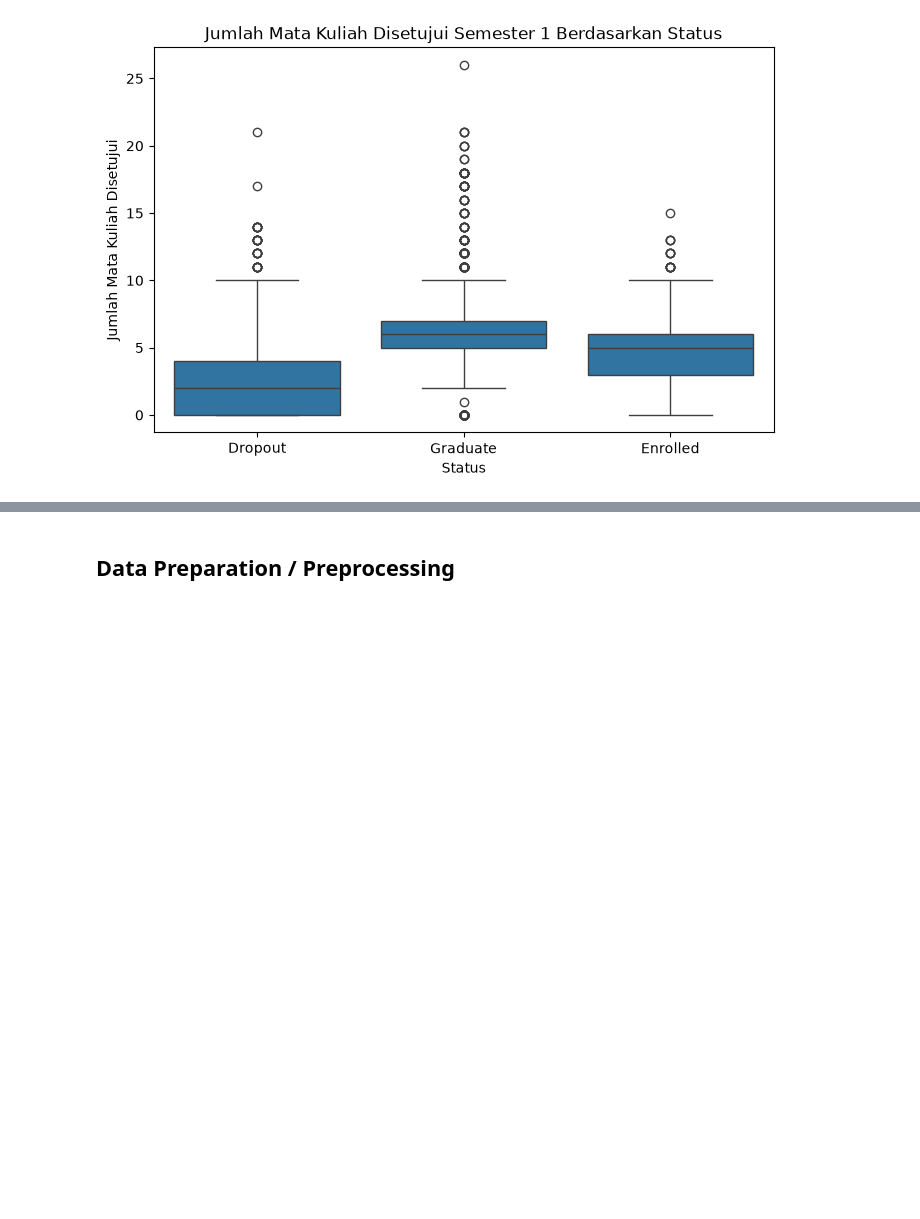
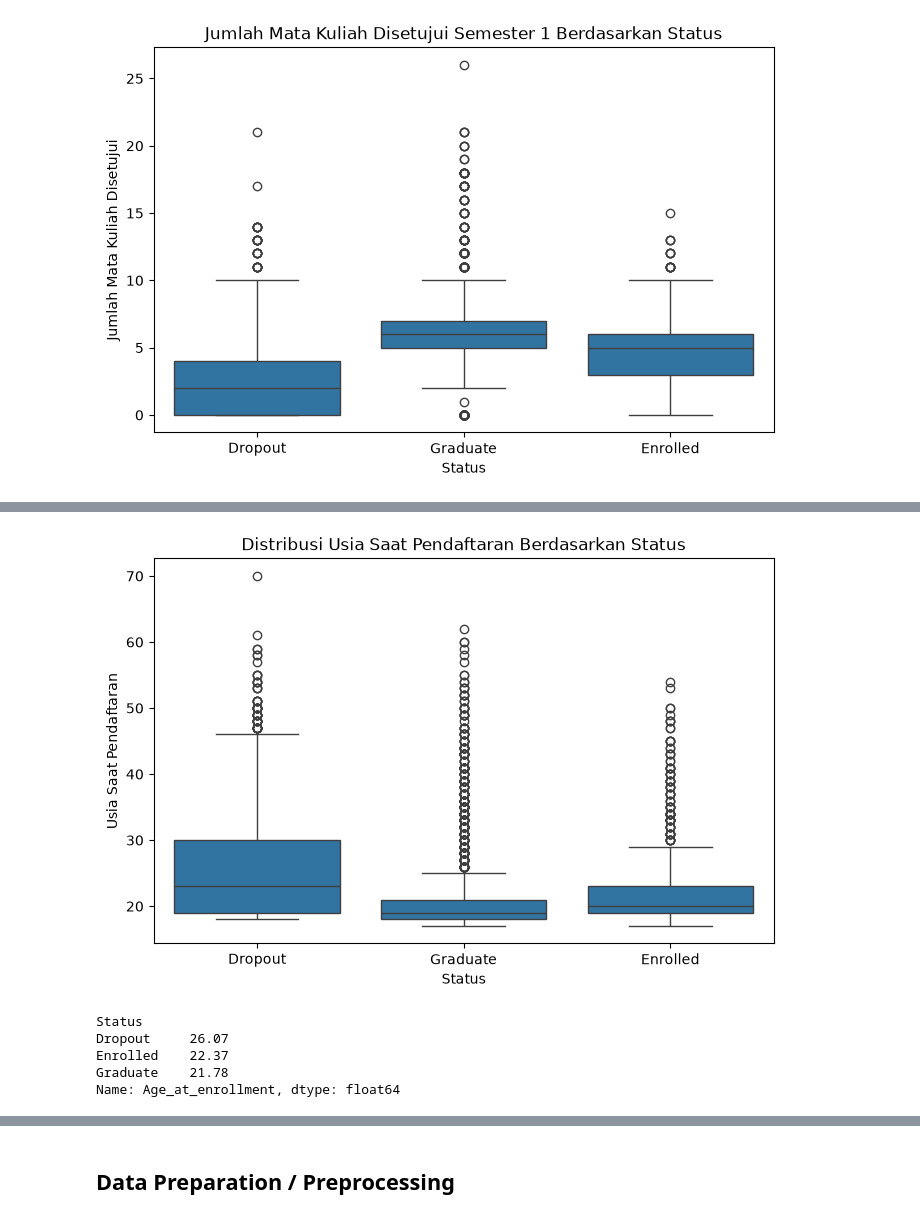
Before and after one commit to aeiprsty/institusi-pendidikan-perguruan-JJI, a Jupyter notebook: notebook.ipynb, the cells around one changed output, grey strips where cells are left out. Cells and saved outputs as stored; diff of their text form; code cells hidden in the pictures; blank space fills up the shorter version.

```diff
--- a/notebook.ipynb
+++ b/notebook.ipynb
@@ -235,0 +261,23 @@ plt.show()
+# %%
+plt.figure(figsize=(8, 5))
+
+sns.boxplot(
+    data=df,
+    x="Status",
+    y="Age_at_enrollment"
+)
+
+plt.title("Distribusi Usia Saat Pendaftaran Berdasarkan Status")
+plt.xlabel("Status")
+plt.ylabel("Usia Saat Pendaftaran")
+plt.show()
+# %% [output]
+[figure, added]
+# %%
+df.groupby("Status")["Age_at_enrollment"].mean().round(2)
+# %% [output]
+Status
+Dropout     26.07
+Enrolled    22.37
+Graduate    21.78
+Name: Age_at_enrollment, dtype: float64
```
Also changed, not shown: parts of 12 cells of this notebook.
